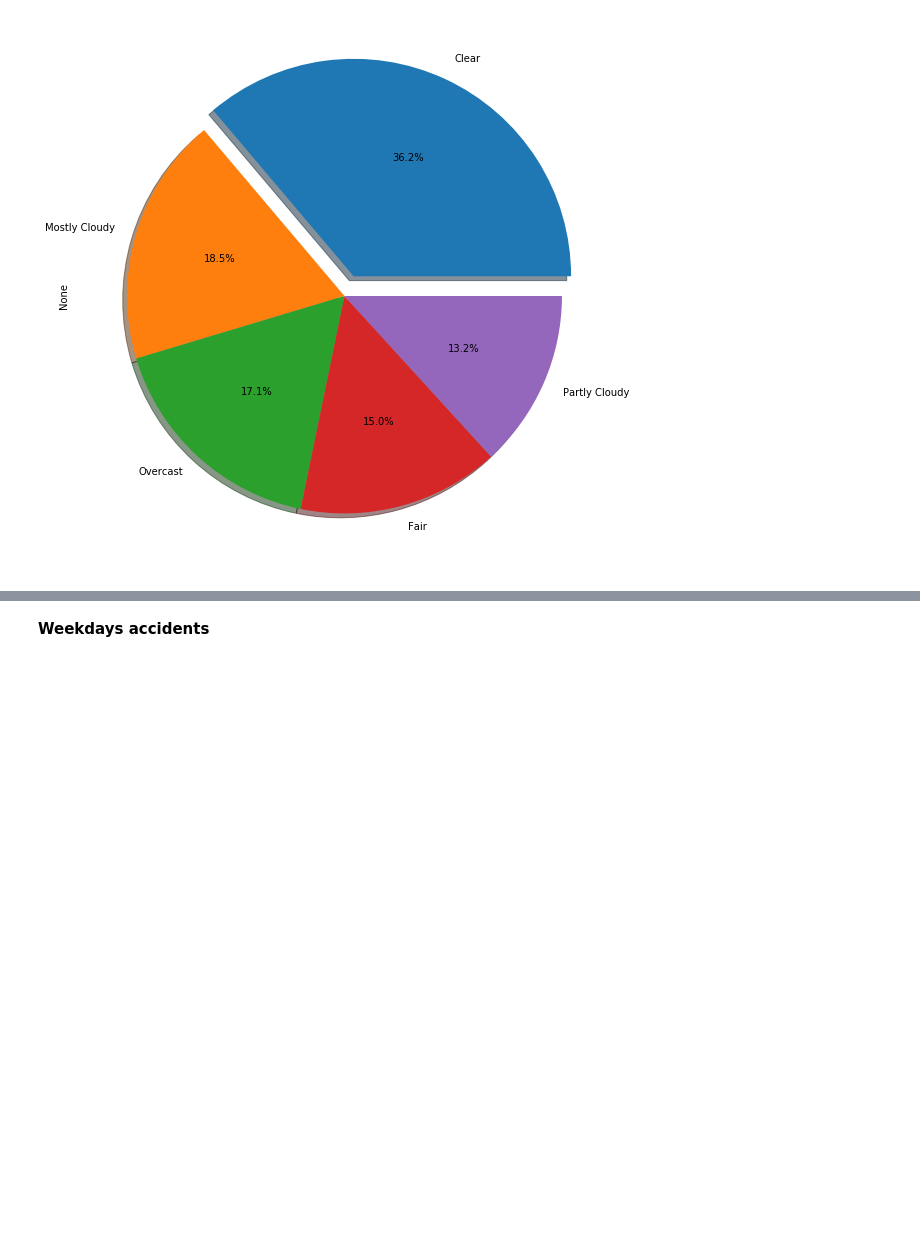
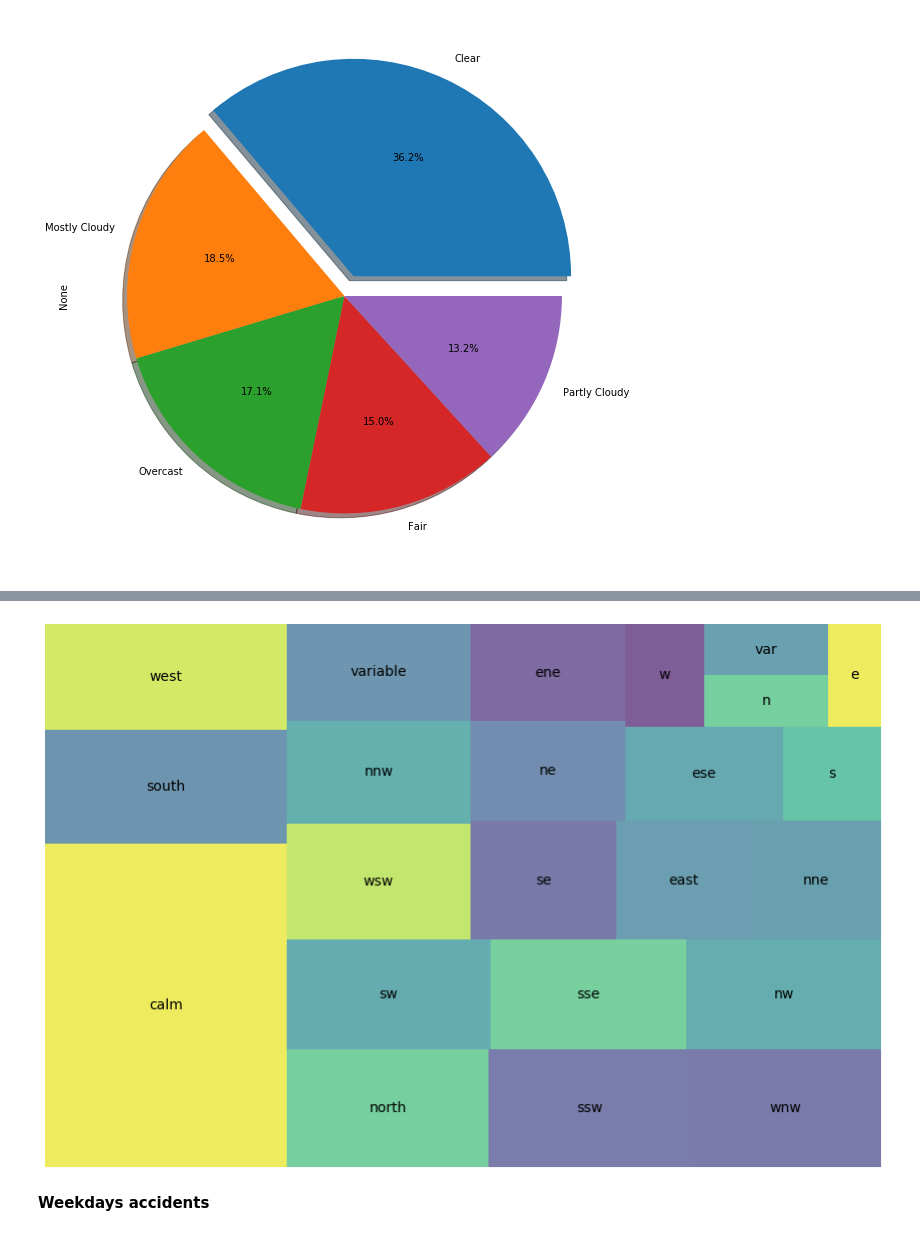
Before and after one commit to kbs-group-9/kbs-group-9.github.io, a Jupyter notebook: notebooks/US Accidents - EDA.ipynb, the cells around one changed output, grey strips where cells are left out. Saved outputs shown, nothing was run; the diff lists cells and outputs as text; code cells hidden in the pictures; blank space fills up the shorter version.

```diff
--- a/notebooks/US Accidents - EDA.ipynb
+++ b/notebooks/US Accidents - EDA.ipynb
@@ -177,0 +200,3 @@ plt.show()
+# %%
+wind_direction = data_df.groupby(data_df['Wind_Direction'].str.lower()).size().sort_values(ascending = False)
+wind_direction.head()
@@ -178,3 +211,12 @@ plt.show()
+# %%
+plt.figure(figsize=(15, 10))
+plt.rc('font', size=14)
+squarify.plot(sizes=wind_direction.values, label=wind_direction.index, alpha=0.7)
+plt.axis('off')
+
+plt.show()
+# %% [output]
+[figure, added]
 # %% [markdown]
 **Weekdays accidents**
 # %%
```
Also changed, not shown: parts of 14 cells of this notebook, 1 other file.
